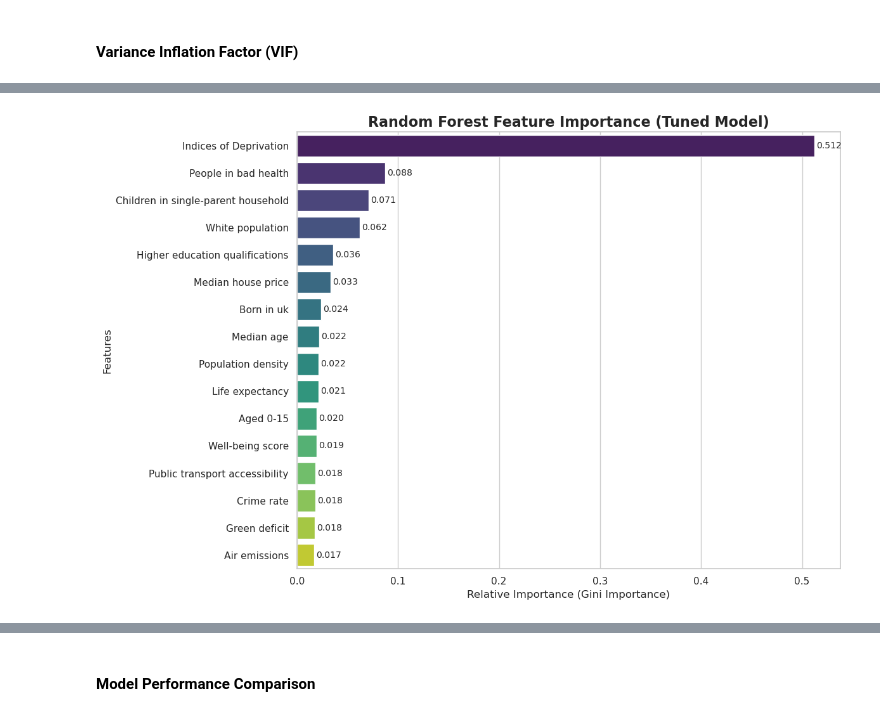
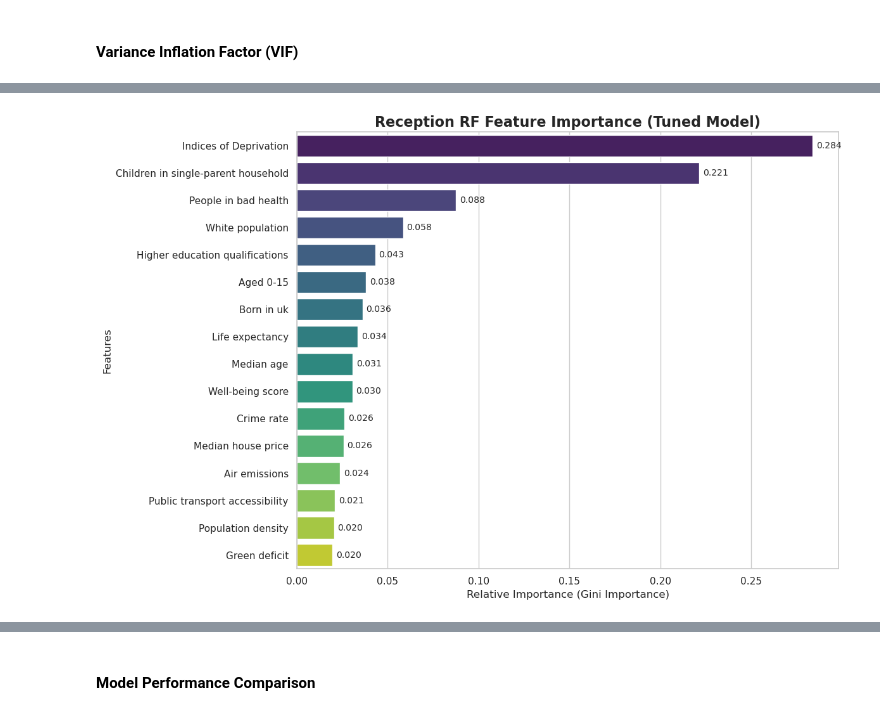
Before and after one commit to mixedmint/DSSS, a Jupyter notebook: childhood obesity.ipynb, the cells around one changed output, grey strips where cells are left out. Drawn from its saved outputs; the diff is of its cells as text; code cells hidden in the pictures.

```diff
--- a/childhood obesity.ipynb
+++ b/childhood obesity.ipynb
@@ -788,33 +799,21 @@ RMSE: 2.7200
 # %%
 from sklearn.ensemble import RandomForestRegressor
 from sklearn.model_selection import GridSearchCV
-import matplotlib.pyplot as plt
-import seaborn as sns
-from sklearn.metrics import mean_squared_error, r2_score
-import numpy as np
-import pandas as pd
 
-# ==========================================
-# 1. 定义超参数搜索网格 (Hyperparameter Grid)
-# ==========================================
-# 你可以根据电脑算力增加或减少候选值
+# Define the hyperparameter grid
 param_grid = {
-    'n_estimators': [100, 300, 500],      # 树的数量
-    'max_depth': [10, 15, 20, None],      # 树的最大深度 (None表示不限制)
-    'min_samples_split': [2, 5, 10],      # 分裂内部节点所需的最小样本数
-    'min_samples_leaf': [1, 2, 4]         # 叶子节点所需的最小样本数
+    'n_estimators': [100, 300, 500],
+    'max_depth': [10, 15, 20, None],
+    'min_samples_split': [2, 5, 10],
+    'min_samples_leaf': [1, 2, 4]
 }
 
-# 2. 初始化基础随机森林模型
+# Initialize the base Random Forest model
 rf_base = RandomForestRegressor(random_state=42, n_jobs=-1)
 
-# ==========================================
-# 3. 设置 5 折交叉验证 (5-Fold CV)
-# ==========================================
-# cv=5: 将训练集分成5份，轮流用4份训练1份验证
-# verbose=1: 运行时打印进度条
-print("开始进行交叉验证和超参数搜索，请稍候...")
-grid_search = GridSearchCV(
+# Configure 5-Fold Cross-Validation
+print("Reception RF — Starting CV and Hyperparameter Search...")
+grid_search_rf_rec = GridSearchCV(
     estimator=rf_base,
     param_grid=param_grid,
     cv=5,
@@ -823,48 +822,40 @@ grid_search = GridSearchCV(
     verbose=1
 )
 
-# 4. 在训练集上拟合 CV
-grid_search.fit(X_train, y_train)
+# Fit GridSearchCV on the training data
+grid_search_rf_rec.fit(X_train_rec, y_train_rec)
 
-# 5. 提取出交叉验证选出的【最佳模型】和【最佳参数】
-best_rf_model = grid_search.best_estimator_
+# Extract the best model and parameters found by CV
+best_rf_rec = grid_search_rf_rec.best_estimator_
 
-print("\n====================== CV 寻优结果 ======================")
-print("最佳超参数组合 (Best Parameters):")
-for key, value in grid_search.best_params_.items():
+print("\nBest Parameters:")
+for key, value in grid_search_rf_rec.best_params_.items():
     print(f" - {key}: {value}")
 
-# ==========================================
-# 6. 使用最佳模型在测试集上进行最终预测
-# ==========================================
-rf_y_pred = best_rf_model.predict(X_test)
+# Perform final predictions on the test set using the best model
+y_pred_rf_rec = best_rf_rec.predict(X_test_rec)
 
-# 计算并打印评估指标
-rf_rmse = np.sqrt(mean_squared_error(y_test, rf_y_pred))
-rf_r2 = r2_score(y_test, rf_y_pred)
+# Calculate and print evaluation metrics
+rmse_rf_rec = np.sqrt(mean_squared_error(y_test_rec, y_pred_rf_rec))
+r2_rf_rec = r2_score(y_test_rec, y_pred_rf_rec)
 
-print("\n====================== Best RF 测试集预测性能 ======================")
-print(f"R-squared (R²): {rf_r2:.4f}")
-print(f"RMSE: {rf_rmse:.4f}")
+print(f"Reception RF — R²: {r2_rf_rec:.4f}, RMSE: {rmse_rf_rec:.4f}")
 
-# ==========================================
-# 7. 绘制特征重要性图 (基于最佳模型)
-# ==========================================
-importances = best_rf_model.feature_importances_
-feature_names = X_train.columns
+# Plot feature importance
+importances_rec = best_rf_rec.feature_importances_
 
-importance_df = pd.DataFrame({'Feature': feature_names, 'Importance': importances})
-importance_df = importance_df.sort_values(by='Importance', ascending=False)
+importance_df_rec = pd.DataFrame({'Feature': X_train_rec.columns, 'Importance': importances_rec})
+importance_df_rec = importance_df_rec.sort_values(by='Importance', ascending=False)
 
 plt.figure(figsize=(12, 8))
-sns.barplot(x='Importance', y='Feature', data=importance_df, hue='Feature', palette='viridis', legend=False)
+sns.barplot(x='Importance', y='Feature', data=importance_df_rec, hue='Feature', palette='viridis', legend=False)
 
-plt.title('Random Forest Feature Importance (Tuned Model)', fontsize=16, fontweight='bold')
+plt.title('Reception RF Feature Importance (Tuned Model)', fontsize=16, fontweight='bold')
 plt.xlabel('Relative Importance (Gini Importance)', fontsize=12)
 plt.ylabel('Features', fontsize=12)
 
-# 在柱子旁添加数值
-for index, value in enumerate(importance_df['Importance']):
+# Add value labels next to the bars
+for index, value in enumerate(importance_df_rec['Importance']):
     plt.text(value + 0.002, index, f'{value:.3f}', va='center', fontsize=10)
 
 plt.tight_layout()
@@ -886 +873 @@ RMSE: 2.6925
-[figure, old version]
+[figure, new version]
```
Also changed, not shown: parts of 58 cells of this notebook.
